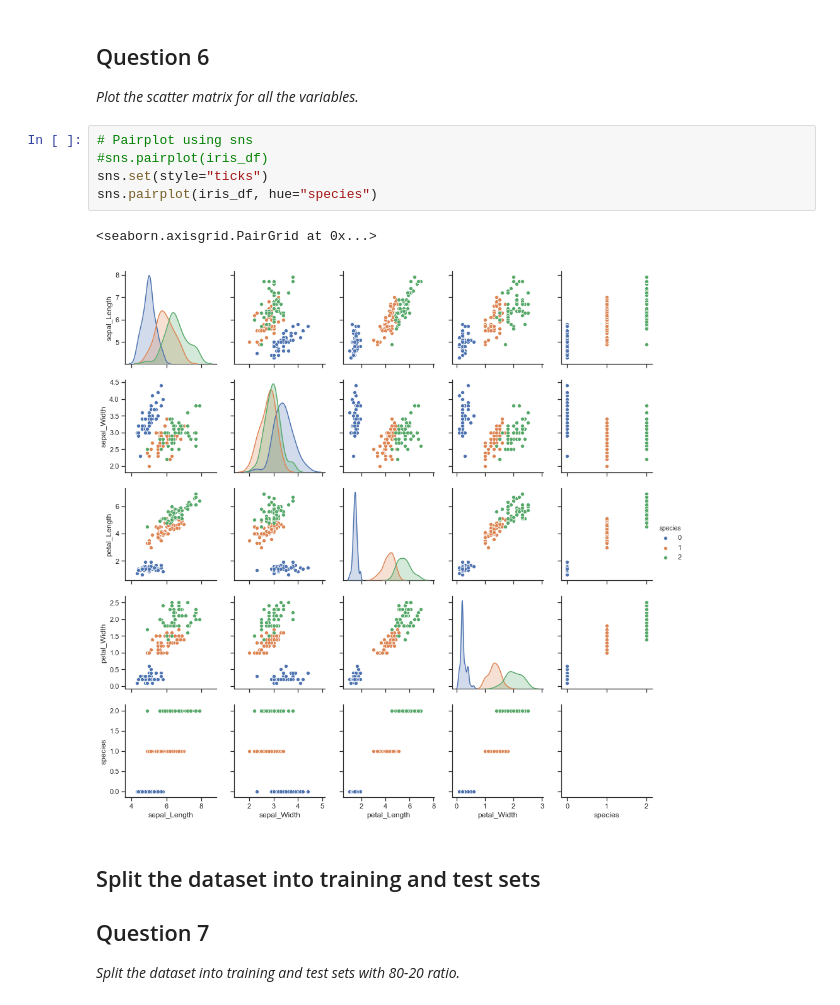
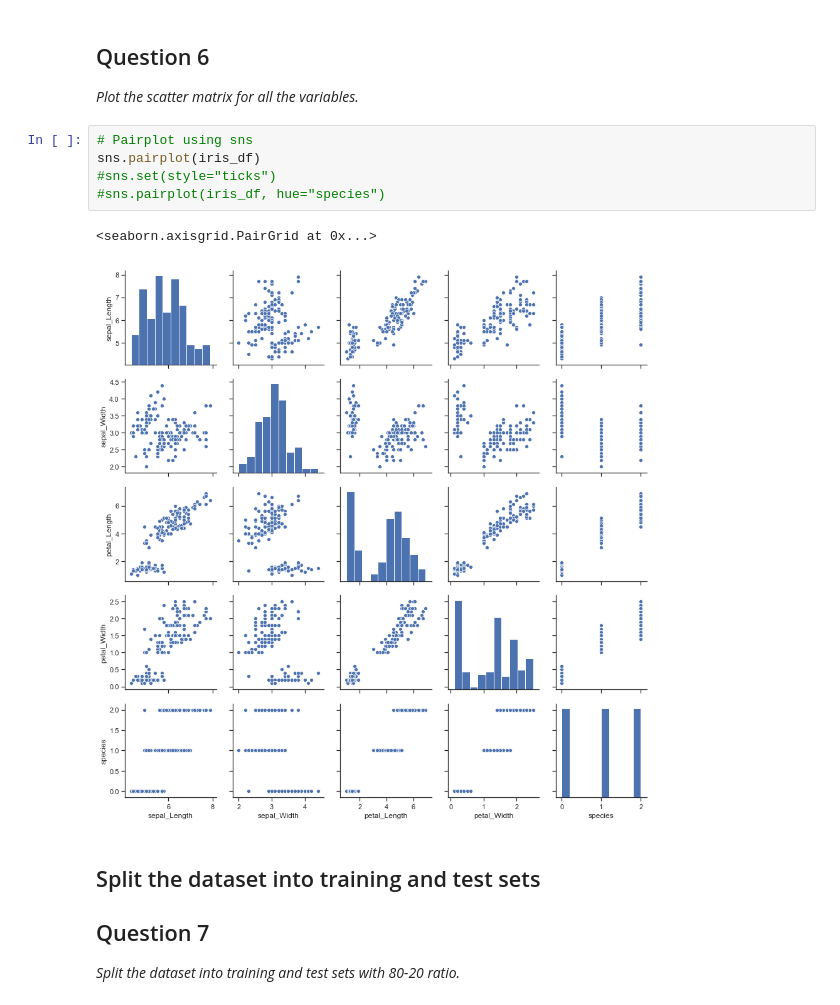
Before and after one commit to GreatLearningAIML1/bangalore-feb-batch-krishnakarthi, a Jupyter notebook: LabAssignment/R3_External_Lab_kNN_Naive_Bayes.ipynb, the cells around one changed output. Cells and saved outputs as stored; diff of their text form.

```diff
--- a/LabAssignment/R3_External_Lab_kNN_Naive_Bayes.ipynb
+++ b/LabAssignment/R3_External_Lab_kNN_Naive_Bayes.ipynb
@@ -203,12 +203,12 @@ Index(['sepal_Length', 'sepal_Width', 'petal_Length', 'petal_Width'], dtype='obj
 *Plot the scatter matrix for all the variables.*
 # %%
 # Pairplot using sns
-#sns.pairplot(iris_df)
-sns.set(style="ticks")
-sns.pairplot(iris_df, hue="species")
+sns.pairplot(iris_df)
+#sns.set(style="ticks")
+#sns.pairplot(iris_df, hue="species")
 # %% [output]
 <seaborn.axisgrid.PairGrid at 0x...>
-[figure, old version]
+[figure, new version]
 # %% [markdown]
 ## Split the dataset into training and test sets
 
```
Also changed, not shown: parts of 1 cell of this notebook.
